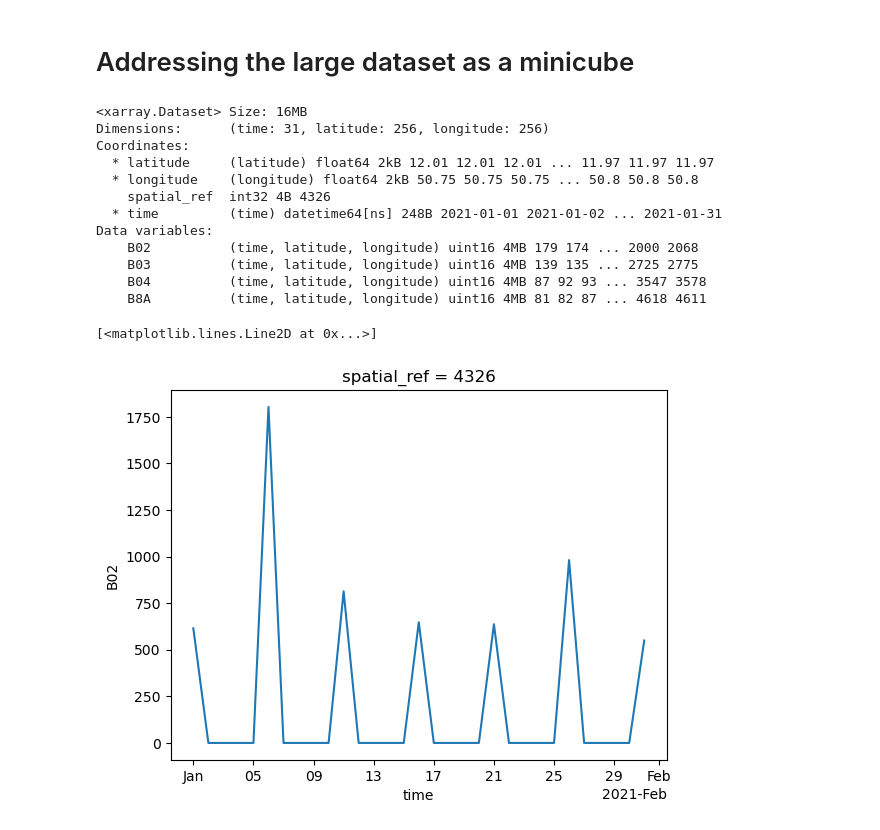
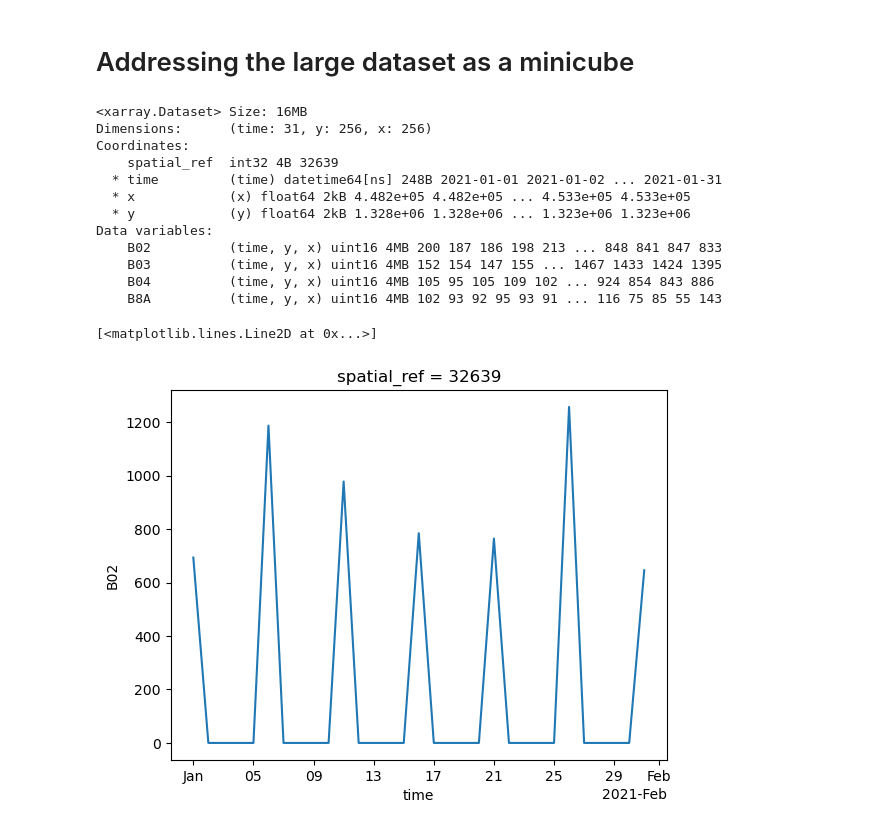
Before and after one commit to MarkusZehner/stacathome, a Jupyter notebook: walltowall.ipynb, the cells around one changed output. Saved outputs shown, nothing was run; the diff lists cells and outputs as text; code cells hidden in the pictures.

```diff
--- a/walltowall.ipynb
+++ b/walltowall.ipynb
@@ -21,7 +18,7 @@ The autoreload extension is already loaded. To reload it, use:
 # %%
 aoi='somalia'
 requested_bands = ['B02', 'B03', 'B04', 'B8A']
-resolution = 0.00018
+resolution = 20  # 0.00018
 chunksize_xy = 256
 
 out_path = '/Net/Groups/BGI/data/DataStructureMDI/DATA/Incoming/Sentinel/_2/S2A_L2A/ForSites/Sentinel2tiles'
@@ -29,7 +26,7 @@ os.makedirs(out_path, exist_ok=True)
 
 mxc = MaxiCube(aoi=aoi,
             requested_bands=requested_bands,
-            crs=4326,
+            crs=32737,  # 4326,
             resolution=resolution,
             chunksize_xy=chunksize_xy,
             chunksize_t=1000,
@@ -96,5 +90,5 @@ All data already downloaded.
 All data already downloaded.
 # %%
-otf_cube = mxc.load_otf_cube(mxc.req_items_local, mxc.subset(chunk_id=0)[0])
+otf_cube = mxc.load_otf_cube(mxc.req_items_local, 0, enlarge_by_n_chunks=4)
 otf_cube
 # %% [output]
@@ -274,22 +265,22 @@ mc_int = mxc.get_chunk(0, ('2021-01-01', '2021-01-31')).compute()
 mc_int
 # %% [output]
 <xarray.Dataset> Size: 16MB
-Dimensions:      (time: 31, latitude: 256, longitude: 256)
+Dimensions:      (time: 31, y: 256, x: 256)
 Coordinates:
-  * latitude     (latitude) float64 2kB 12.01 12.01 12.01 ... 11.97 11.97 11.97
-  * longitude    (longitude) float64 2kB 50.75 50.75 50.75 ... 50.8 50.8 50.8
-    spatial_ref  int32 4B 4326
+    spatial_ref  int32 4B 32639
   * time         (time) datetime64[ns] 248B 2021-01-01 2021-01-02 ... 2021-01-31
+  * x            (x) float64 2kB 4.482e+05 4.482e+05 ... 4.533e+05 4.533e+05
+  * y            (y) float64 2kB 1.328e+06 1.328e+06 ... 1.323e+06 1.323e+06
 Data variables:
-    B02          (time, latitude, longitude) uint16 4MB 179 174 ... 2000 2068
-    B03          (time, latitude, longitude) uint16 4MB 139 135 ... 2725 2775
-    B04          (time, latitude, longitude) uint16 4MB 87 92 93 ... 3547 3578
-    B8A          (time, latitude, longitude) uint16 4MB 81 82 87 ... 4618 4611
+    B02          (time, y, x) uint16 4MB 200 187 186 198 213 ... 848 841 847 833
+    B03          (time, y, x) uint16 4MB 152 154 147 155 ... 1467 1433 1424 1395
+    B04          (time, y, x) uint16 4MB 105 95 105 109 102 ... 924 854 843 886
+    B8A          (time, y, x) uint16 4MB 102 93 92 95 93 91 ... 116 75 85 55 143
 # %%
-mc_int.B02.mean(dim=['latitude', 'longitude']).plot()
+mc_int.B02.mean(dim=[mxc.dimension_names['latitude'], mxc.dimension_names['longitude']]).plot()
 # %% [output]
 [<matplotlib.lines.Line2D at 0x...>]
-[figure, old version]
+[figure, new version]
 # %%
 def ndvi(band_red, band_nir):
     return (band_nir - band_red) / (band_nir + band_red)
```
Also changed, not shown: parts of 28 cells of this notebook, 2 other files.
